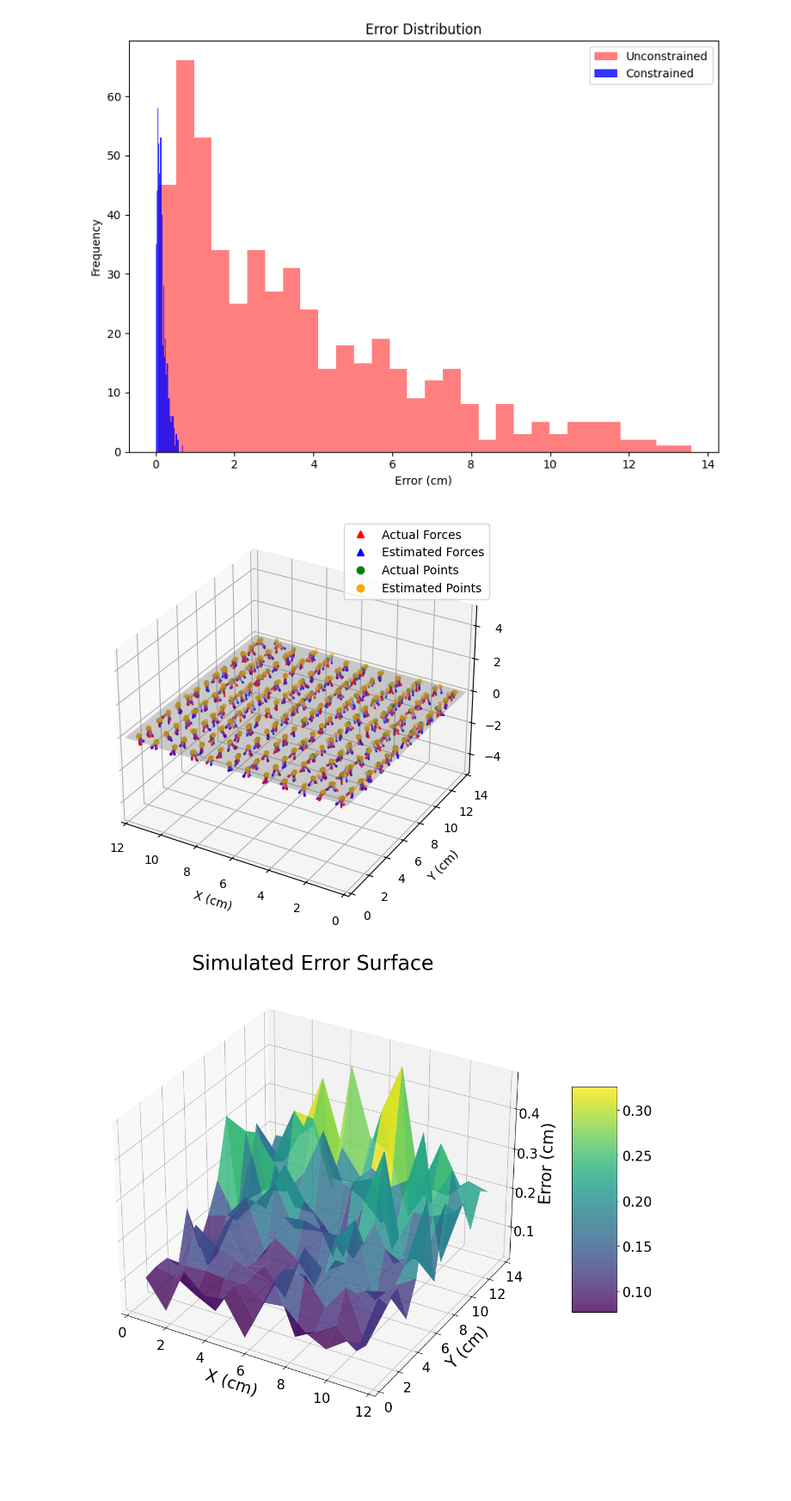
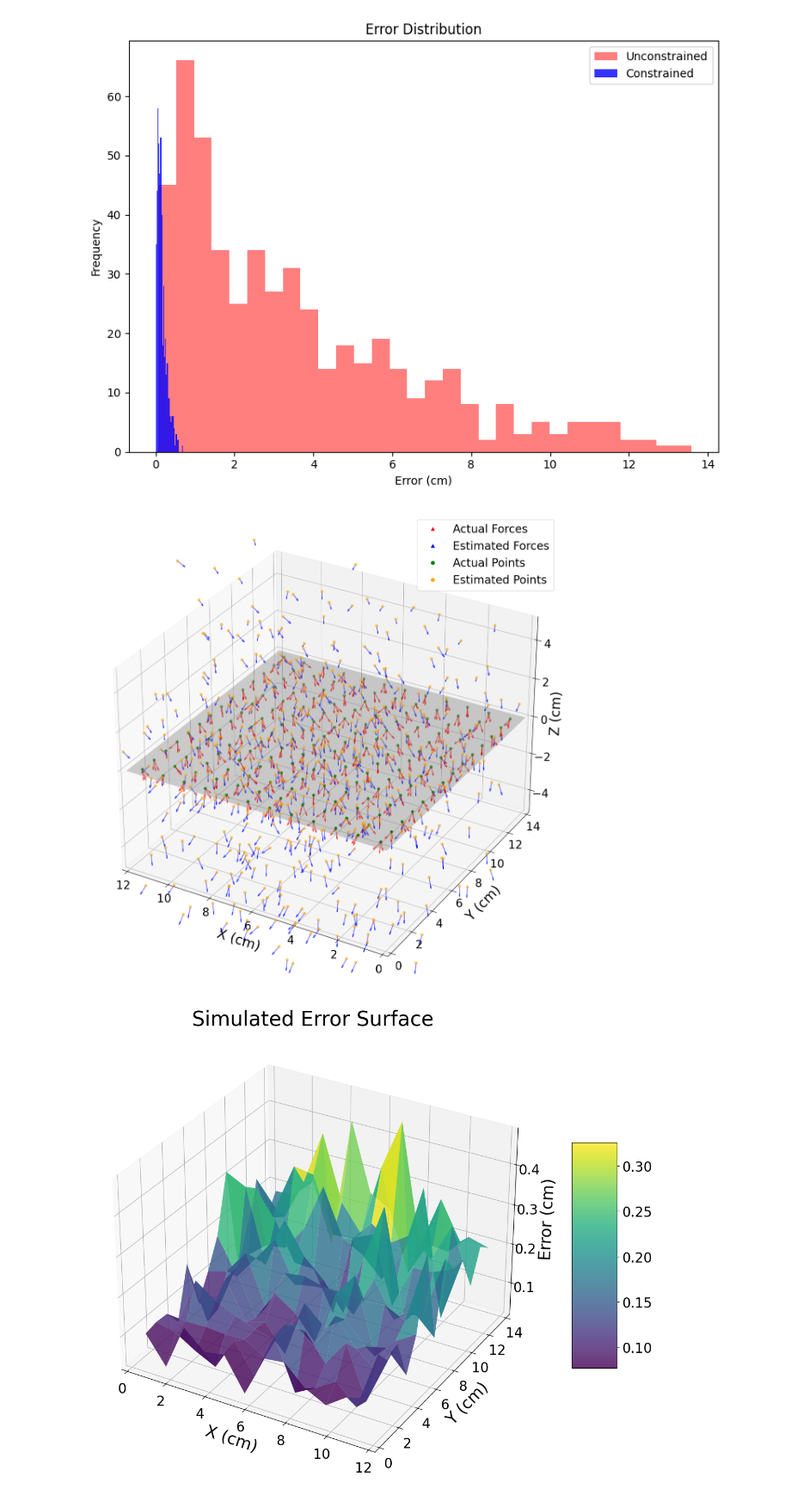
Before and after one commit to rayangdn/virtual_tactile_pad, a Jupyter notebook: ros_ws/src/virtual_tactile_pad/utils/ft_experiments/ft_simulation.ipynb, the cells around one changed output. Shown at 86% size. Cells and saved outputs as stored; diff of their text form; code cells hidden in the pictures; blank space fills up the shorter version.

```diff
--- a/ros_ws/src/virtual_tactile_pad/utils/ft_experiments/ft_simulation.ipynb
+++ b/ros_ws/src/virtual_tactile_pad/utils/ft_experiments/ft_simulation.ipynb
@@ -393,24 +396,24 @@ plt.show()
 # %% [output]
 [figure]
 # %%
-fig = plt.figure(figsize=(5, 5))
+fig = plt.figure(figsize=(12, 12))
 
 # Pinv method plot
-# ax1 = fig.add_subplot(111, projection='3d')
-# plot_forces_and_positions_3d(ax1, grid_points, actual_forces, estimated_forces, estimated_positions_pinv,
+ax1 = fig.add_subplot(111, projection='3d')
+plot_forces_and_positions_3d(ax1, grid_points, actual_forces, estimated_forces, estimated_positions_pinv,
+                   grid_size)
+
+# Constrained method plot
+# ax2 = fig.add_subplot(111, projection='3d')
+# plot_forces_and_positions_3d(ax2, grid_points, actual_forces, estimated_forces, estimated_positions_constrained,
 #                    grid_size)
 
-# Constrained method plot
-ax2 = fig.add_subplot(111, projection='3d')
-plot_forces_and_positions_3d(ax2, grid_points, actual_forces, estimated_forces, estimated_positions_constrained,
-                   grid_size)
-
 plt.tight_layout()
-fig.savefig('../../img/projection2.png', dpi=600, bbox_inches='tight', format='png')
+fig.savefig('../../img/projection1.png', dpi=600, bbox_inches='tight', format='png')
 
 plt.show()
 # %% [output]
-[figure, old version]
+[figure, new version]
 # %%
 def plot_error_3d(ax, errors, grid_size=(12, 14), title="None"):
     # Calculate average error for each grid point
```
Also changed, not shown: parts of 2 cells of this notebook, 4 other files.
